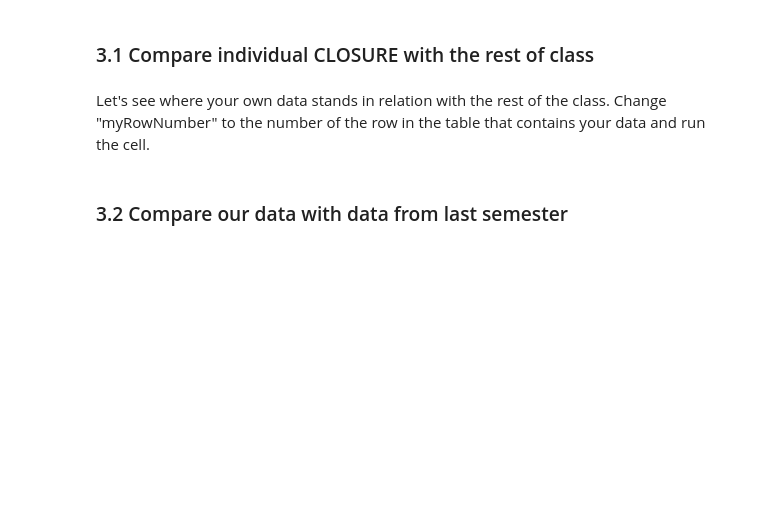
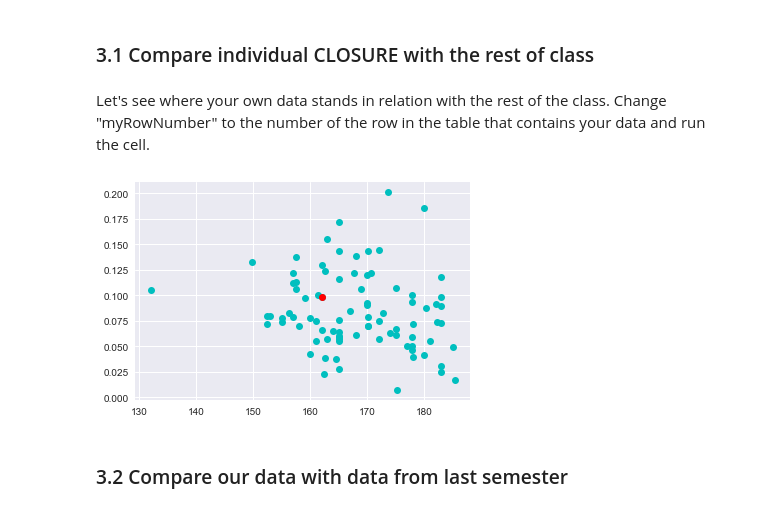
Before and after one commit to ds-modules/LINGUIS-110, a Jupyter notebook: VOT/Assignment.ipynb, the cells around one changed output. Saved outputs shown, nothing was run; the diff lists cells and outputs as text; code cells hidden in the pictures; blank space fills up the shorter version.

```diff
--- a/VOT/Assignment.ipynb
+++ b/VOT/Assignment.ipynb
@@ -131,18 +174,20 @@ What conclusions can you make from the graph above? Is it easier to analyze this
 # %% [markdown]
 Let's see where your own data stands in relation with the rest of the class. Change "myRowNumber" to the number of the row in the table that contains your data and run the cell.
 # %%
-myRowNumber = 25 #CHANGE TO ELIPSES
+myRowNumber = 7 #CHANGE TO ELLIPSIS IN ORIGINAL NOTEBOOK
 # %%
 xAxis = fa17['height'].tolist()
 yAxis = fa17['closure'].tolist()
 
 myHeight = xAxis.pop(myRowNumber)
 myClosure = yAxis.pop(myRowNumber)
 
 plt.plot(xAxis, yAxis, 'co')
-plt.plot(myHeight, myClosure, "rs", markersize=10)
+plt.plot(myHeight, myClosure, "ro")
 
 plt.show()
+# %% [output]
+[figure, added]
 # %% [markdown]
 ### 3.2 Compare our data with data from last semester
 # %% [markdown]
```
Also changed, not shown: parts of 42 cells of this notebook.
